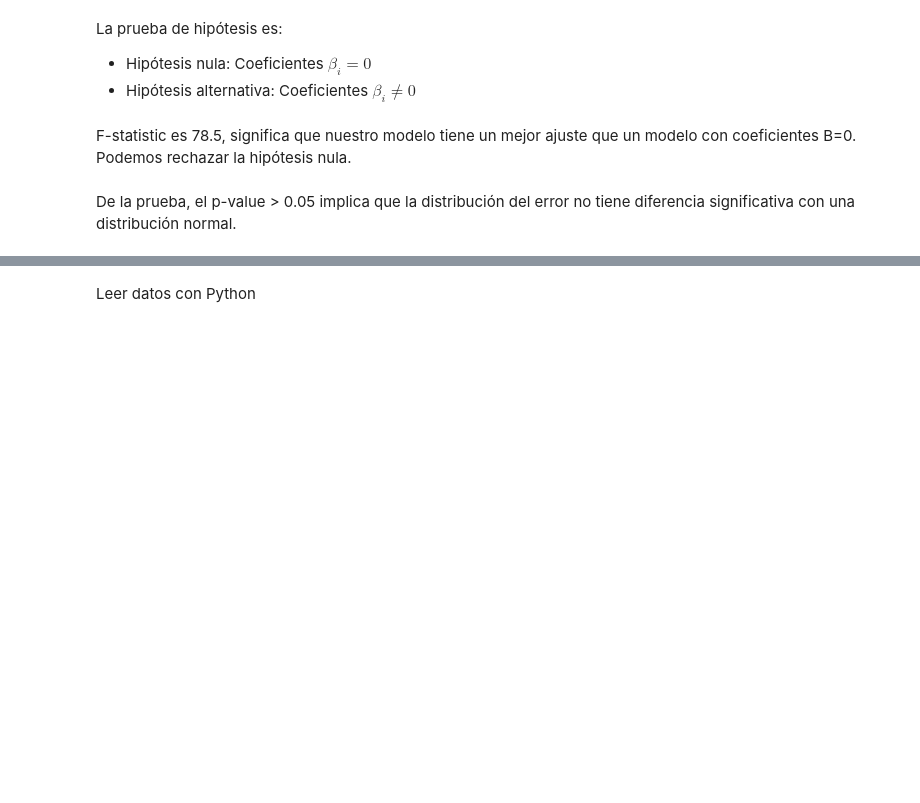
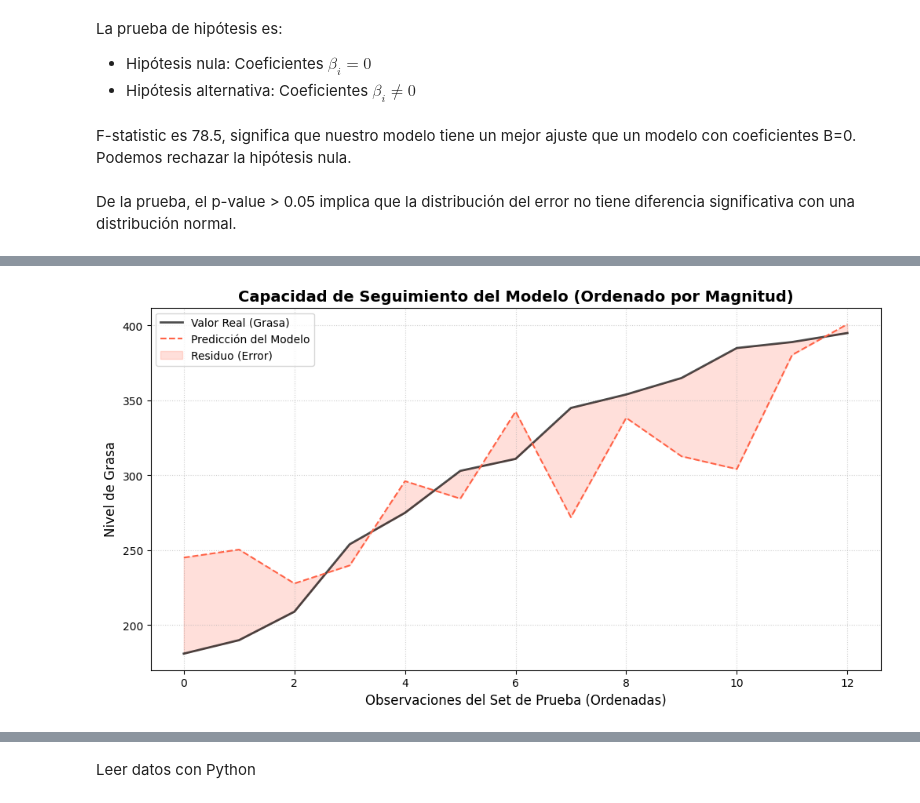
Before and after one commit to pikey-msc/AprendizMaquina, a Jupyter notebook: 2026-2/Regresión.ipynb, the cells around one changed output, grey strips where cells are left out. Cells and saved outputs as stored; diff of their text form; code cells hidden in the pictures; blank space fills up the shorter version.

```diff
--- a/2026-2/Regresión.ipynb
+++ b/2026-2/Regresión.ipynb
@@ -421,0 +430,12 @@ Ahora se mostrará cómo comprobar los resultados de nuestro modelo
+# %%
+from scipy import stats
+datos_tots= pd.read_csv("/content/AprendizMaquina/2023-1/Regresion/Datos/datos3.csv")
+print(datos_tots.columns)
+n_total = datos_tots.shape[0]
+indices = np.arange(n_total)
+np.random.shuffle(indices)
+limite = int(n_total * 0.6)
+train_idx = indices[:limite]
+test_idx = indices[limite:]
+train = datos_tots.iloc[train_idx]
+test = datos_tots.iloc[test_idx]
@@ -421,0 +576,31 @@ Ahora se mostrará cómo comprobar los resultados de nuestro modelo
+# %%
+import matplotlib.pyplot as plt
+
+# --- OPCIONAL: Ordenar para que la gráfica sea legible ---
+# Si no ordenamos, las líneas saltan de forma caótica.
+# Al ordenar por el valor Real, vemos qué tan bien lo sigue la Predicción.
+sort_idx = np.argsort(YI_test.flatten())
+y_real_sorted = YI_test.flatten()[sort_idx]
+y_pred_sorted = YI_test_pred.flatten()[sort_idx]
+
+plt.figure(figsize=(12, 6))
+
+# 1. Graficar la serie Real
+plt.plot(y_real_sorted, label='Valor Real (Grasa)', color='black', linewidth=2, alpha=0.7)
+
+# 2. Graficar la serie Predicha
+plt.plot(y_pred_sorted, label='Predicción del Modelo', color='tomato', linestyle='--', linewidth=1.5)
+
+# 3. Sombrear el error ( se ve muy perron)
+plt.fill_between(range(len(y_real_sorted)), y_real_sorted, y_pred_sorted, color='tomato', alpha=0.2, label='Residuo (Error)')
+
+# --- ESTÉTICA ---
+plt.title('Capacidad de Seguimiento del Modelo (Ordenado por Magnitud)', fontsize=14, fontweight='bold')
+plt.xlabel('Observaciones del Set de Prueba (Ordenadas)', fontsize=12)
+plt.ylabel('Nivel de Grasa', fontsize=12)
+plt.legend(loc='upper left')
+plt.grid(True, linestyle=':', alpha=0.6)
+
+plt.show()
+# %% [output]
+[figure, added]
```
Also changed, not shown: parts of 50 cells of this notebook.
